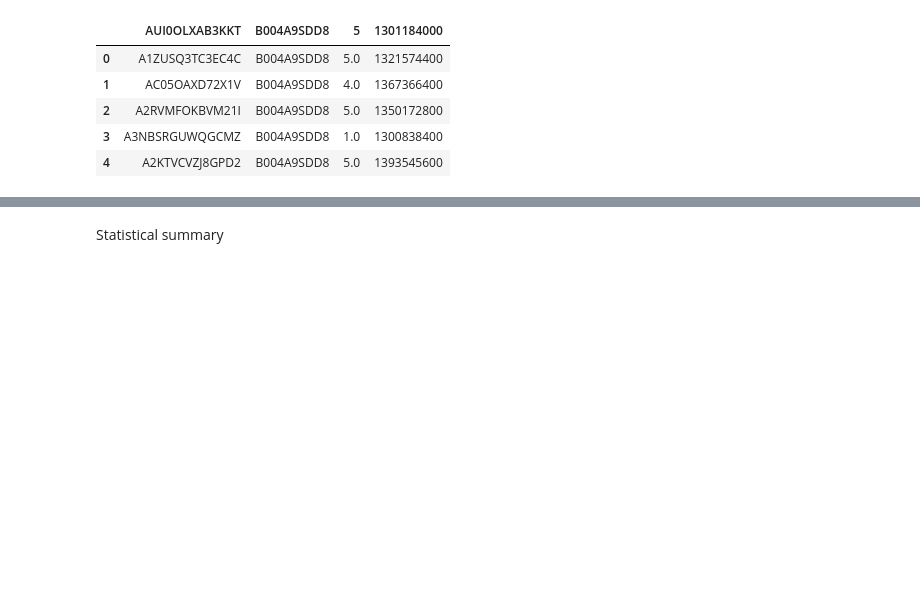
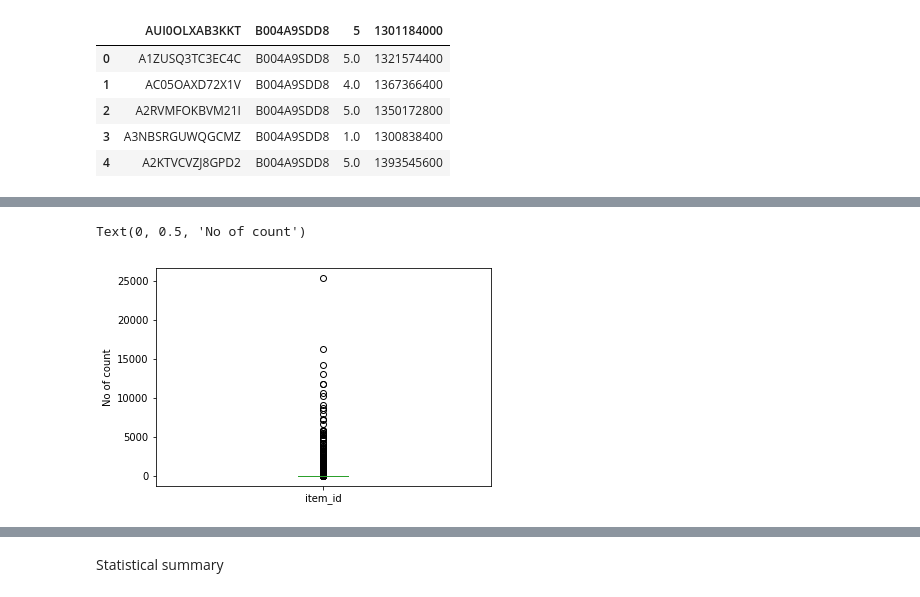
Before and after one commit to sheikhhanif/Recommender-System, a Jupyter notebook: app_recommender.ipynb, the cells around one changed output, grey strips where cells are left out. Saved outputs shown, nothing was run; the diff lists cells and outputs as text; code cells hidden in the pictures; blank space fills up the shorter version.

```diff
--- a/app_recommender.ipynb
+++ b/app_recommender.ipynb
@@ -50,0 +117,4 @@ dataset.columns = ['user_id', 'item_id', 'rating', 'timestamp' ]
+# %%
+
+# Number of count for each unique item
+item_count= dataset.item_id.value_counts()
@@ -50,0 +133,7 @@ dataset.columns = ['user_id', 'item_id', 'rating', 'timestamp' ]
+# %%
+# box plot for item count
+item_count.plot.box()
+plt.ylabel('No of count')
+# %% [output]
+Text(0, 0.5, 'No of count')
+[figure, added]
```
Also changed, not shown: parts of 24 cells of this notebook.
